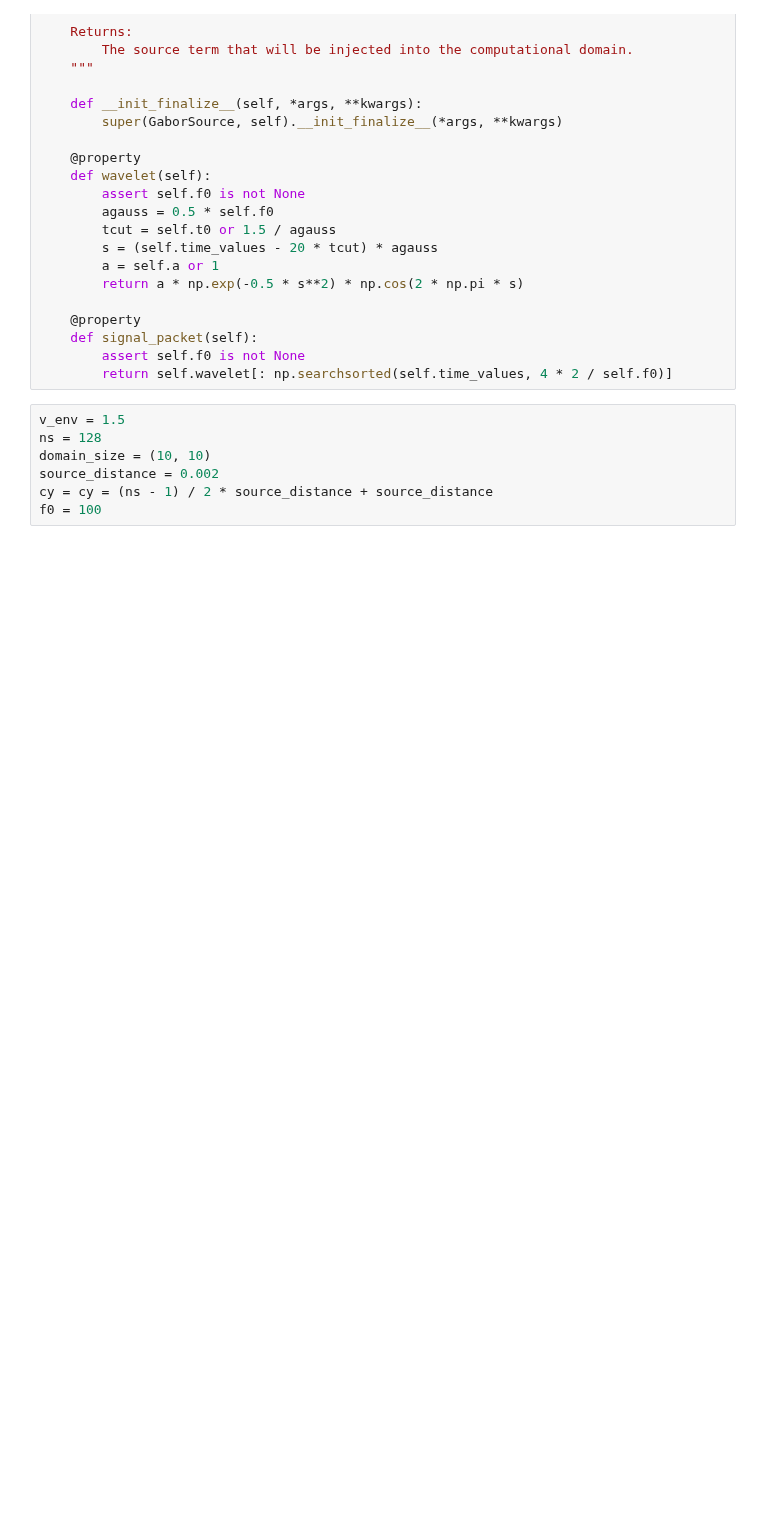
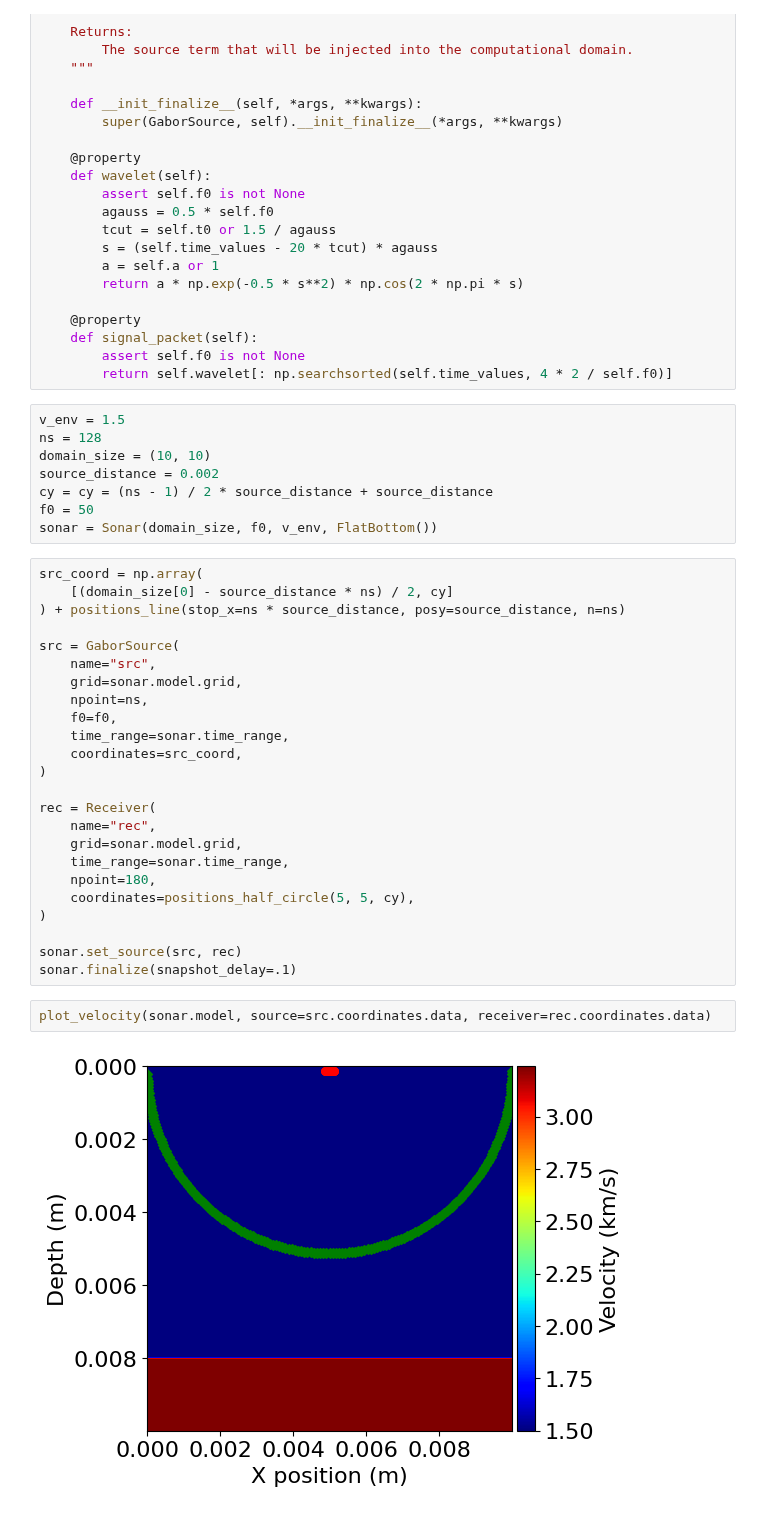
Before and after one commit to bgd54/sonar-FWI, a Jupyter notebook: notebooks/gabor_waveforms.ipynb, the cells around one changed output. Saved outputs shown, nothing was run; the diff lists cells and outputs as text; blank space fills up the shorter version.

Commit message:
gabor start

```diff
--- a/notebooks/gabor_waveforms.ipynb
+++ b/notebooks/gabor_waveforms.ipynb
@@ -47,4 +87,33 @@ ns = 128
 domain_size = (10, 10)
 source_distance = 0.002
 cy = cy = (ns - 1) / 2 * source_distance + source_distance
-f0 = 100
+f0 = 50
+sonar = Sonar(domain_size, f0, v_env, FlatBottom())
+# %%
+src_coord = np.array(
+    [(domain_size[0] - source_distance * ns) / 2, cy]
+) + positions_line(stop_x=ns * source_distance, posy=source_distance, n=ns)
+
+src = GaborSource(
+    name="src",
+    grid=sonar.model.grid,
+    npoint=ns,
+    f0=f0,
+    time_range=sonar.time_range,
+    coordinates=src_coord,
+)
+
+rec = Receiver(
+    name="rec",
+    grid=sonar.model.grid,
+    time_range=sonar.time_range,
+    npoint=180,
+    coordinates=positions_half_circle(5, 5, cy),
+)
+
+sonar.set_source(src, rec)
+sonar.finalize(snapshot_delay=.1)
+# %%
+plot_velocity(sonar.model, source=src.coordinates.data, receiver=rec.coordinates.data)
+# %% [output]
+[figure, added]
```
Also changed, not shown: parts of 4 cells of this notebook.
